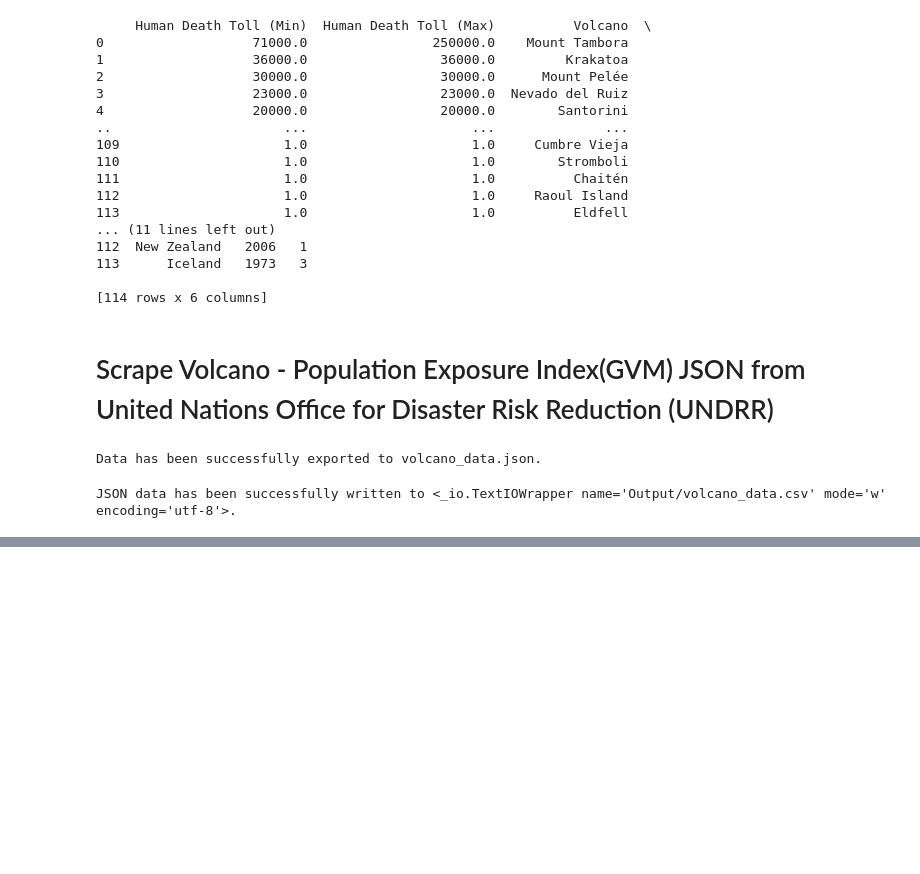
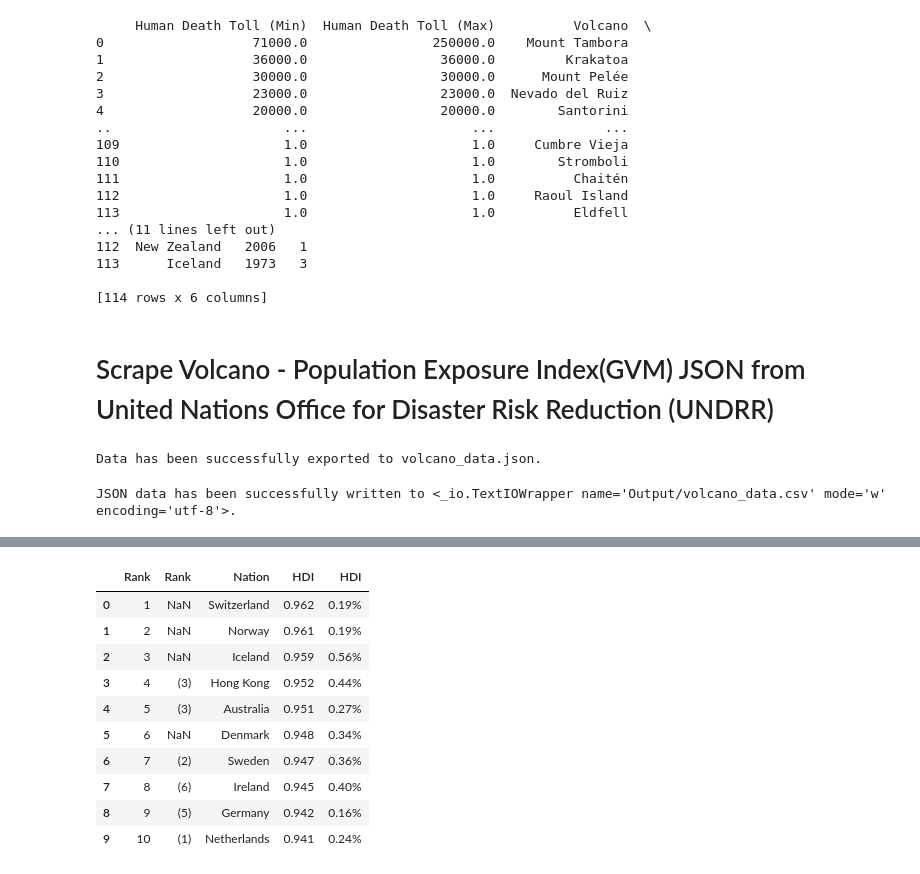
Before and after one commit to Andrew-Hong1/Project-3-Group-4, a Jupyter notebook: scrape_pandas_table.ipynb, the cells around one changed output, grey strips where cells are left out. Cells and saved outputs as stored; diff of their text form; code cells hidden in the pictures; blank space fills up the shorter version.

Commit message:
Added webscraping of Human Development Index Table
And exported to CSV

```diff
--- a/scrape_pandas_table.ipynb
+++ b/scrape_pandas_table.ipynb
@@ -354,0 +357,4 @@ volcano_df.to_csv('Output/volcano_data.csv', index=False, encoding='utf-8')
+# %%
+# Read in HTML tables into a DataFrame
+df = pd.read_html('https://en.wikipedia.org/wiki/List_of_countries_by_Human_Development_Index',encoding='utf-8')
+human_development_index_df= df[1]
@@ -354,0 +376,17 @@ volcano_df.to_csv('Output/volcano_data.csv', index=False, encoding='utf-8')
+# %%
+# remove the second level of columns (i.e., the 'Examples' columns)
+human_development_index_df.columns = human_development_index_df.columns.droplevel(level=1)
+# %%
+human_development_index_df.head(10)
+# %% [output]
+|  | Rank | Rank | Nation | HDI | HDI |
+| 0 | 1 | NaN | Switzerland | 0.962 | 0.19% |
+| 1 | 2 | NaN | Norway | 0.961 | 0.19% |
+| 2 | 3 | NaN | Iceland | 0.959 | 0.56% |
+| 3 | 4 | (3) | Hong Kong | 0.952 | 0.44% |
+| 4 | 5 | (3) | Australia | 0.951 | 0.27% |
+| 5 | 6 | NaN | Denmark | 0.948 | 0.34% |
+| 6 | 7 | (2) | Sweden | 0.947 | 0.36% |
+| 7 | 8 | (6) | Ireland | 0.945 | 0.40% |
+| 8 | 9 | (5) | Germany | 0.942 | 0.16% |
+| 9 | 10 | (1) | Netherlands | 0.941 | 0.24% |
```
Also changed, not shown: parts of 5 cells of this notebook, 1 other file.
